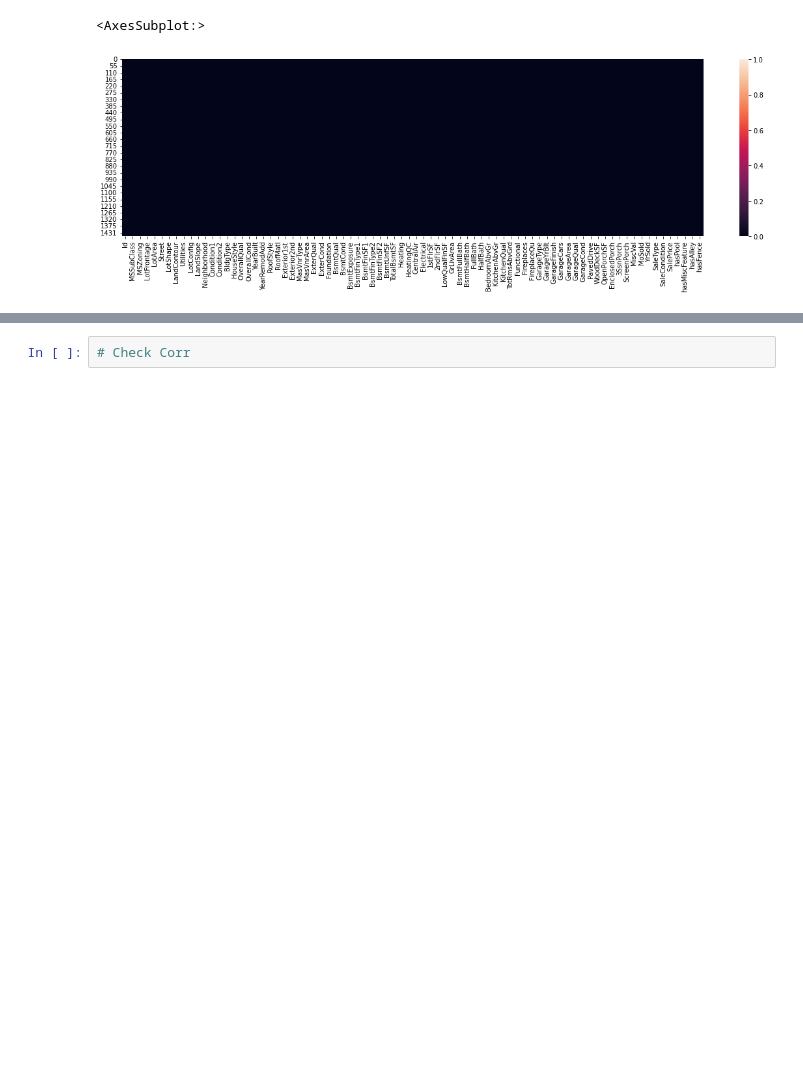
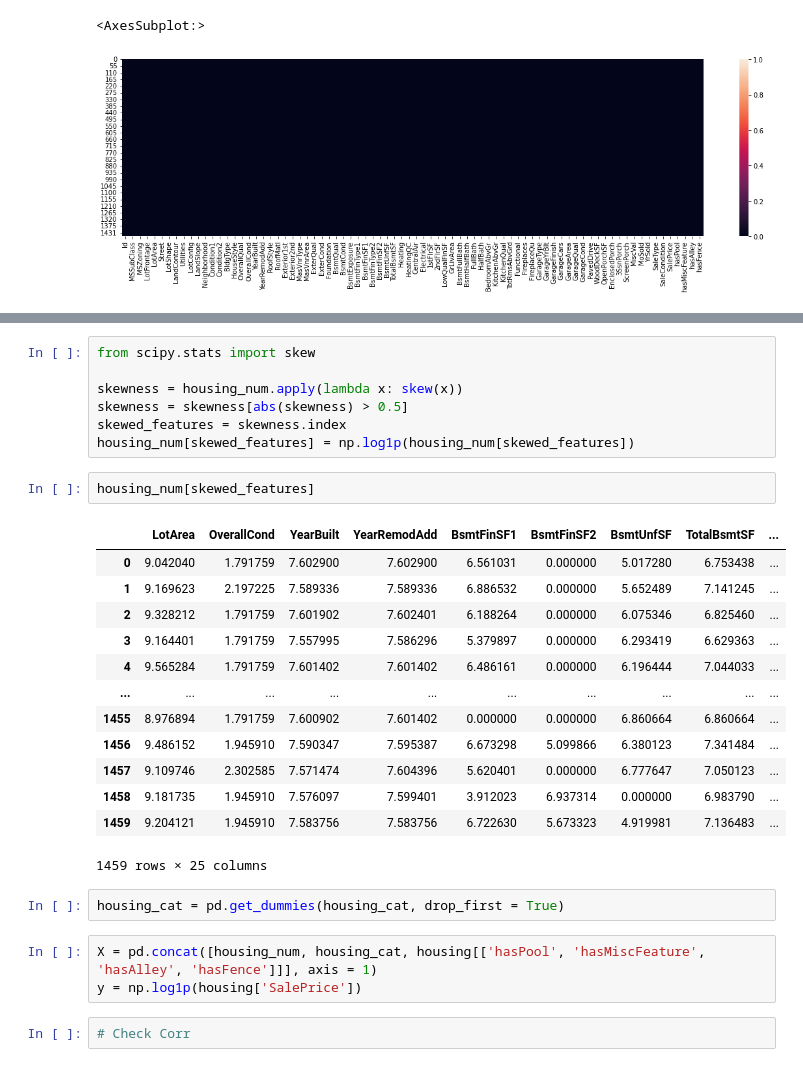
Before and after one commit to Nikalozj/House-Prices-Kaggle, a Jupyter notebook: Exploratory Data Analysis.ipynb, the cells around one changed output, grey strips where cells are left out. Saved outputs shown, nothing was run; the diff lists cells and outputs as text; blank space fills up the shorter version.

Commit message:
Apply log to num_features, scaler to skewed num_features, get dummies to cat_features

```diff
--- a/Exploratory Data Analysis.ipynb
+++ b/Exploratory Data Analysis.ipynb
@@ -183,3 +208,31 @@ sns.heatmap(housing.isnull(), vmin = 0, vmax = 1)
+# %%
+from scipy.stats import skew
+
+skewness = housing_num.apply(lambda x: skew(x))
+skewness = skewness[abs(skewness) > 0.5]
+skewed_features = skewness.index
+housing_num[skewed_features] = np.log1p(housing_num[skewed_features])
+# %%
+housing_num[skewed_features]
+# %% [output]
+|  | LotArea | OverallCond | YearBuilt | YearRemodAdd | BsmtFinSF1 | BsmtFinSF2 | BsmtUnfSF | TotalBsmtSF | ... |
+| 0 | 9.042040 | 1.791759 | 7.602900 | 7.602900 | 6.561031 | 0.000000 | 5.017280 | 6.753438 | ... |
+| 1 | 9.169623 | 2.197225 | 7.589336 | 7.589336 | 6.886532 | 0.000000 | 5.652489 | 7.141245 | ... |
+| 2 | 9.328212 | 1.791759 | 7.601902 | 7.602401 | 6.188264 | 0.000000 | 6.075346 | 6.825460 | ... |
+| 3 | 9.164401 | 1.791759 | 7.557995 | 7.586296 | 5.379897 | 0.000000 | 6.293419 | 6.629363 | ... |
+| 4 | 9.565284 | 1.791759 | 7.601402 | 7.601402 | 6.486161 | 0.000000 | 6.196444 | 7.044033 | ... |
+| ... | ... | ... | ... | ... | ... | ... | ... | ... | ... |
+| 1455 | 8.976894 | 1.791759 | 7.600902 | 7.601402 | 0.000000 | 0.000000 | 6.860664 | 6.860664 | ... |
+| 1456 | 9.486152 | 1.945910 | 7.590347 | 7.595387 | 6.673298 | 5.099866 | 6.380123 | 7.341484 | ... |
+| 1457 | 9.109746 | 2.302585 | 7.571474 | 7.604396 | 5.620401 | 0.000000 | 6.777647 | 7.050123 | ... |
+| 1458 | 9.181735 | 1.945910 | 7.576097 | 7.599401 | 3.912023 | 6.937314 | 0.000000 | 6.983790 | ... |
+| 1459 | 9.204121 | 1.945910 | 7.583756 | 7.583756 | 6.722630 | 5.673323 | 4.919981 | 7.136483 | ... |
+1459 rows × 25 columns
+# %%
+housing_cat = pd.get_dummies(housing_cat, drop_first = True)
+# %%
+X = pd.concat([housing_num, housing_cat, housing[['hasPool', 'hasMiscFeature', 'hasAlley', 'hasFence']]], axis = 1)
+y = np.log1p(housing['SalePrice'])
 # %%
 # Check Corr
 # %%
```
Also changed, not shown: parts of 8 cells of this notebook.
